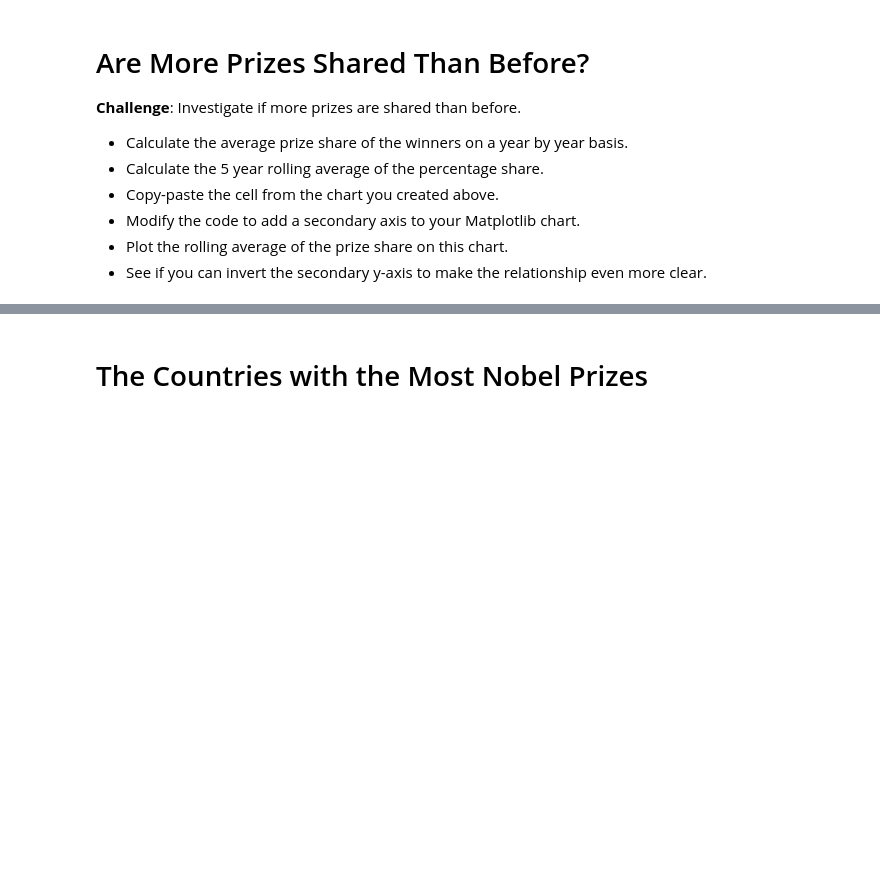
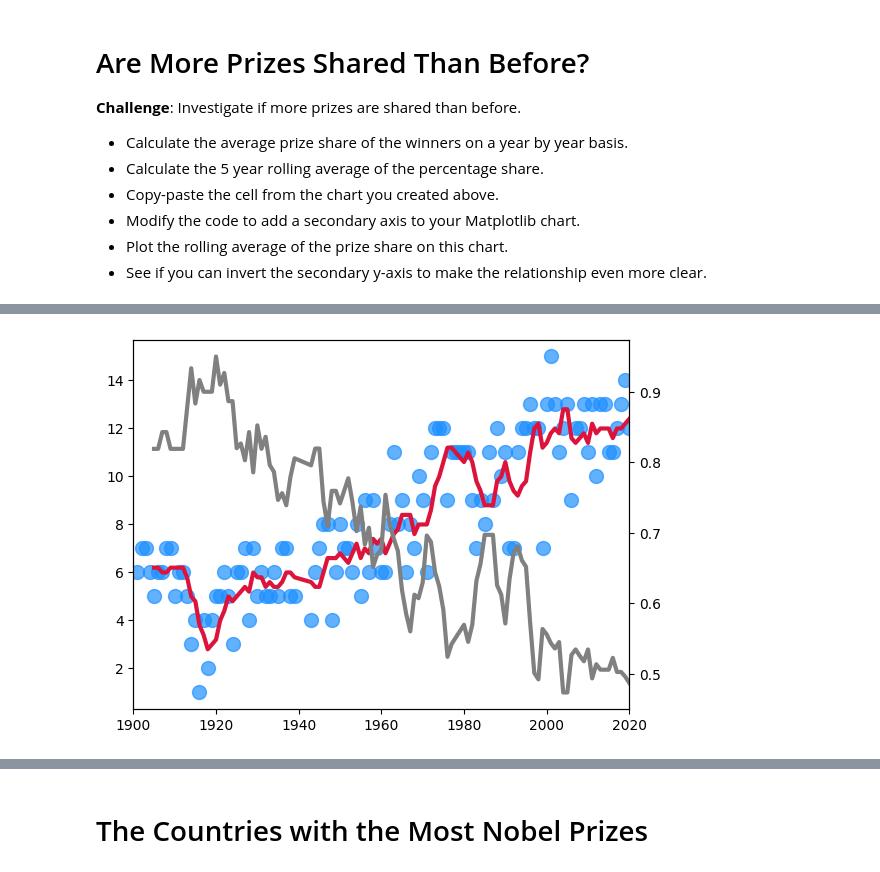
Before and after one commit to yildizramazan/nobel-prize-analysis, a Jupyter notebook: Nobel_Prize_Analysis_(start).ipynb, the cells around one changed output, grey strips where cells are left out. Saved outputs shown, nothing was run; the diff lists cells and outputs as text; code cells hidden in the pictures; blank space fills up the shorter version.

```diff
--- a/Nobel_Prize_Analysis_(start).ipynb
+++ b/Nobel_Prize_Analysis_(start).ipynb
@@ -370,0 +448,25 @@ v_bar_split.show()
+# %%
+ax1 = plt.gca()
+ax2 = ax1.twinx() # create second y-axis
+ax1.set_xlim(1900, 2020)
+
+ax1.scatter(x=prize_per_year.index,
+           y=prize_per_year.values,
+           c='dodgerblue',
+           alpha=0.7,
+           s=100,)
+
+ax1.plot(prize_per_year.index,
+        moving_average.values,
+        c='crimson',
+        linewidth=3,)
+
+# Adding prize share plot on second axis
+ax2.plot(prize_per_year.index,
+        share_moving_average.values,
+        c='grey',
+        linewidth=3,)
+
+plt.show()
+# %% [output]
+[figure, added]
```
Also changed, not shown: parts of 6 cells of this notebook.
